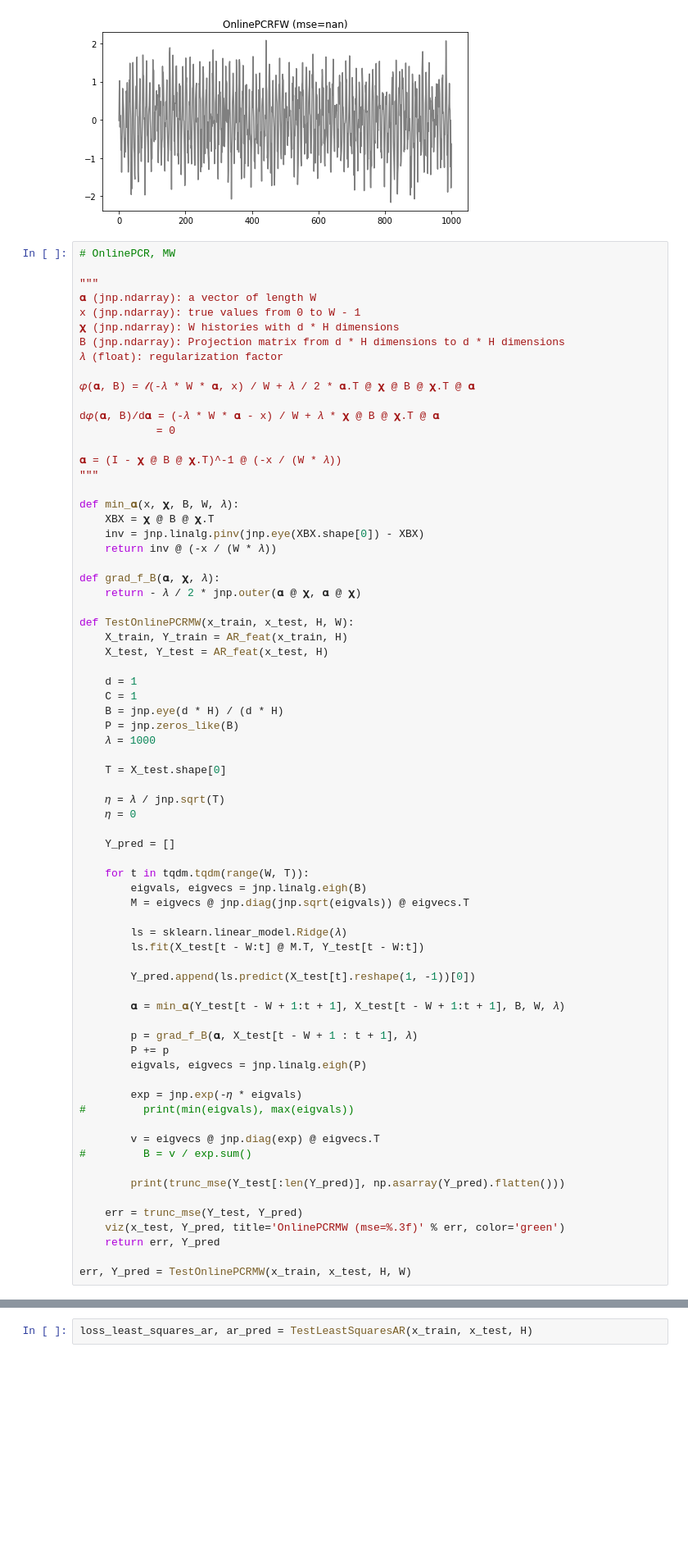
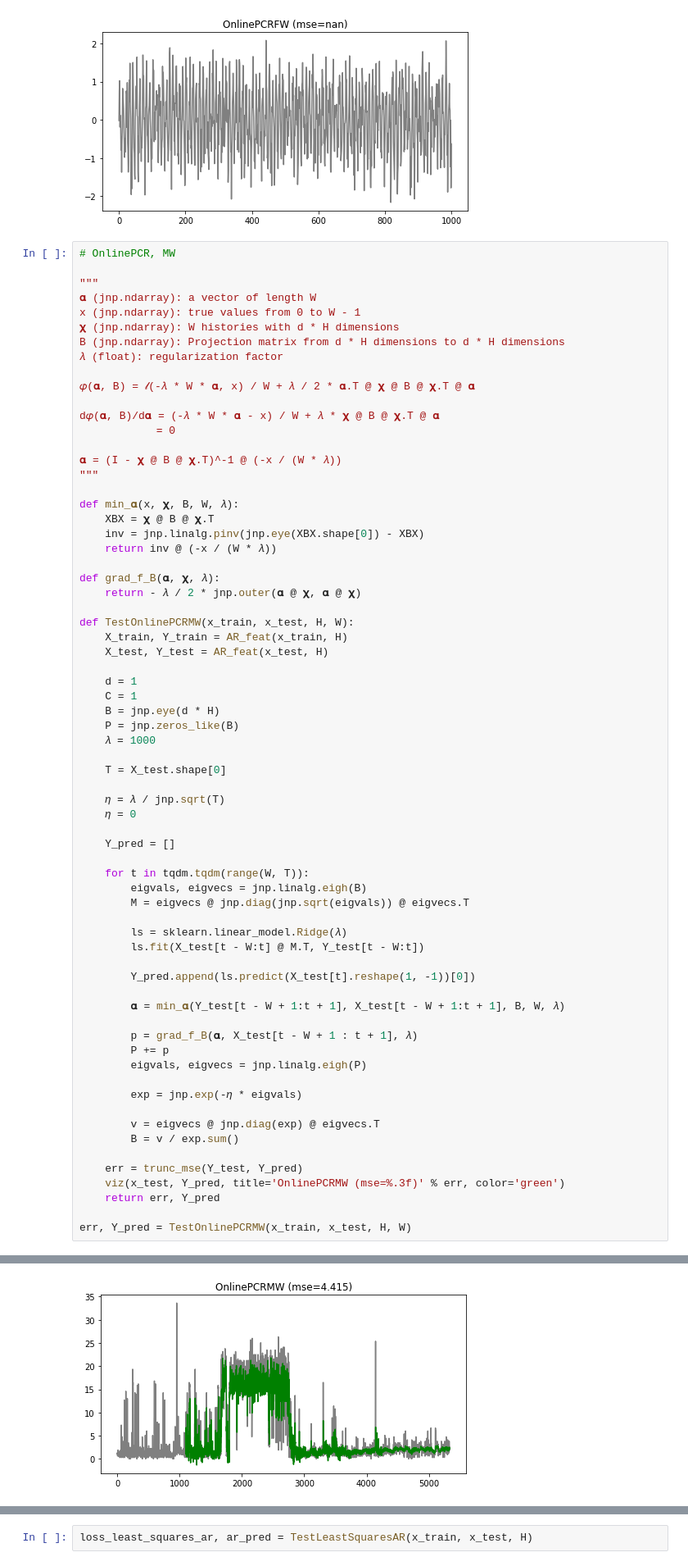
Before and after one commit to danielsuo/skgaip, a Jupyter notebook: notebooks/2020-06-01 FW.ipynb, the cells around one changed output, grey strips where cells are left out. Shown at 82% size. Drawn from its saved outputs; the diff is of its cells as text; blank space fills up the shorter version.

```diff
--- a/notebooks/2020-06-01 FW.ipynb
+++ b/notebooks/2020-06-01 FW.ipynb
@@ -187,7 +187,7 @@ def TestOnlinePCRMW(x_train, x_test, H, W):
 
     d = 1
     C = 1
-    B = jnp.eye(d * H) / (d * H)
+    B = jnp.eye(d * H)
     P = jnp.zeros_like(B)
     𝜆 = 1000
 
@@ -214,12 +214,9 @@ def TestOnlinePCRMW(x_train, x_test, H, W):
         eigvals, eigvecs = jnp.linalg.eigh(P)
 
         exp = jnp.exp(-𝜂 * eigvals)
-#         print(min(eigvals), max(eigvals))
 
         v = eigvecs @ jnp.diag(exp) @ eigvecs.T
-#         B = v / exp.sum()
-
-        print(trunc_mse(Y_test[:len(Y_pred)], np.asarray(Y_pred).flatten()))
+        B = v / exp.sum()
 
     err = trunc_mse(Y_test, Y_pred)
     viz(x_test, Y_pred, title='OnlinePCRMW (mse=%.3f)' % err, color='green')
@@ -246,0 +227 @@ err, Y_pred = TestOnlinePCRMW(x_train, x_test, H, W)
+[figure, added]
```
Also changed, not shown: parts of 2 cells of this notebook, 4 other files.
